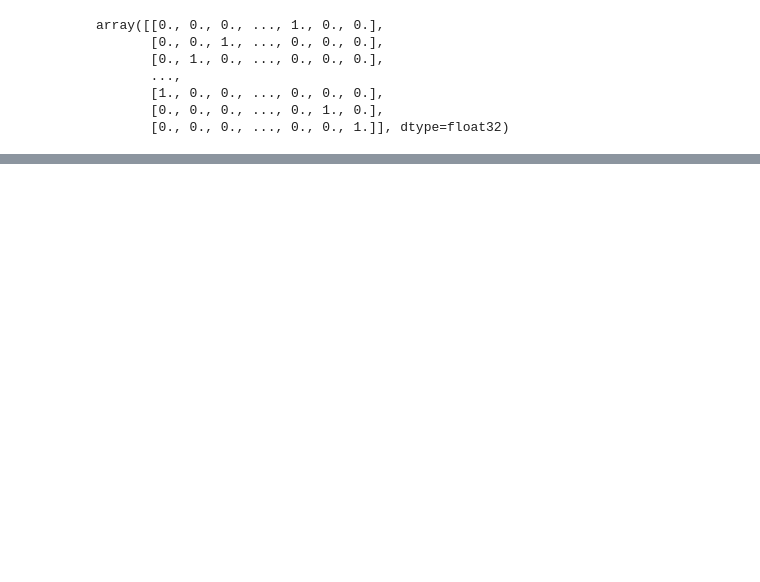
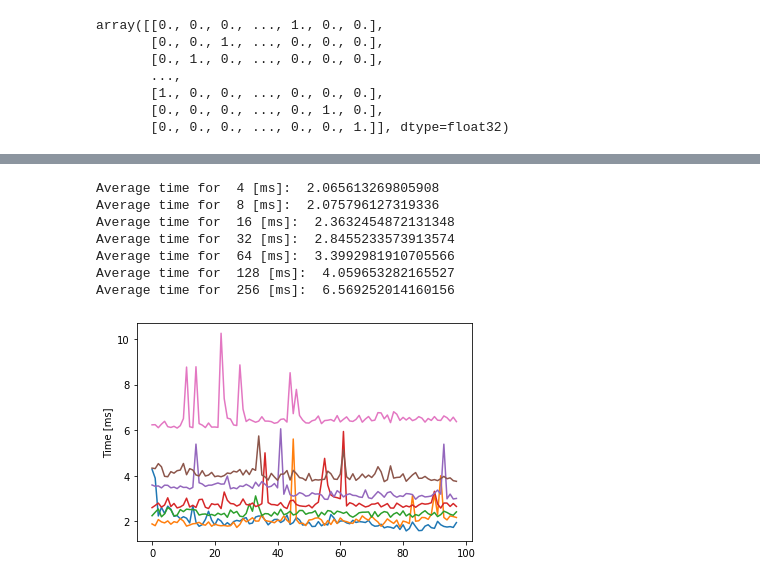
Before and after one commit to joseruiz1989/DeploymentGuide, a Jupyter notebook: 01_MNIST_keras_tf/02_06_MNIST_load_optimized.ipynb, the cells around one changed output, grey strips where cells are left out. Drawn from its saved outputs; the diff is of its cells as text; code cells hidden in the pictures; blank space fills up the shorter version.

```diff
--- a/01_MNIST_keras_tf/02_06_MNIST_load_optimized.ipynb
+++ b/01_MNIST_keras_tf/02_06_MNIST_load_optimized.ipynb
@@ -120,0 +122,23 @@ Average time [ms]:  6.59386944770813
+# %%
+times=np.zeros((100,7))
+
+for i in range(7):
+  for x in range(100):
+    start_time_one_batch=time.time()
+    sess.run(output_node, feed_dict={input_node: mnist.test.images[0:2**(i+2)], input_2: 1.0})
+    end_time_one_batch=time.time()
+    times[x,i]=((end_time_one_batch-start_time_one_batch)*1000)
+
+plt.plot(times[2:,:])
+plt.ylabel('Time [ms]')
+for i in range(7):
+    print('Average time for ',2**(i+2) ,'[ms]: ',sum(times[:,i])/len(times[:,i]))
+# %% [output]
+Average time for  4 [ms]:  2.065613269805908
+Average time for  8 [ms]:  2.075796127319336
+Average time for  16 [ms]:  2.3632454872131348
+Average time for  32 [ms]:  2.8455233573913574
+Average time for  64 [ms]:  3.3992981910705566
+Average time for  128 [ms]:  4.059653282165527
+Average time for  256 [ms]:  6.569252014160156
+[figure, added]
```
Also changed, not shown: parts of 7 cells of this notebook, 2 other files.
